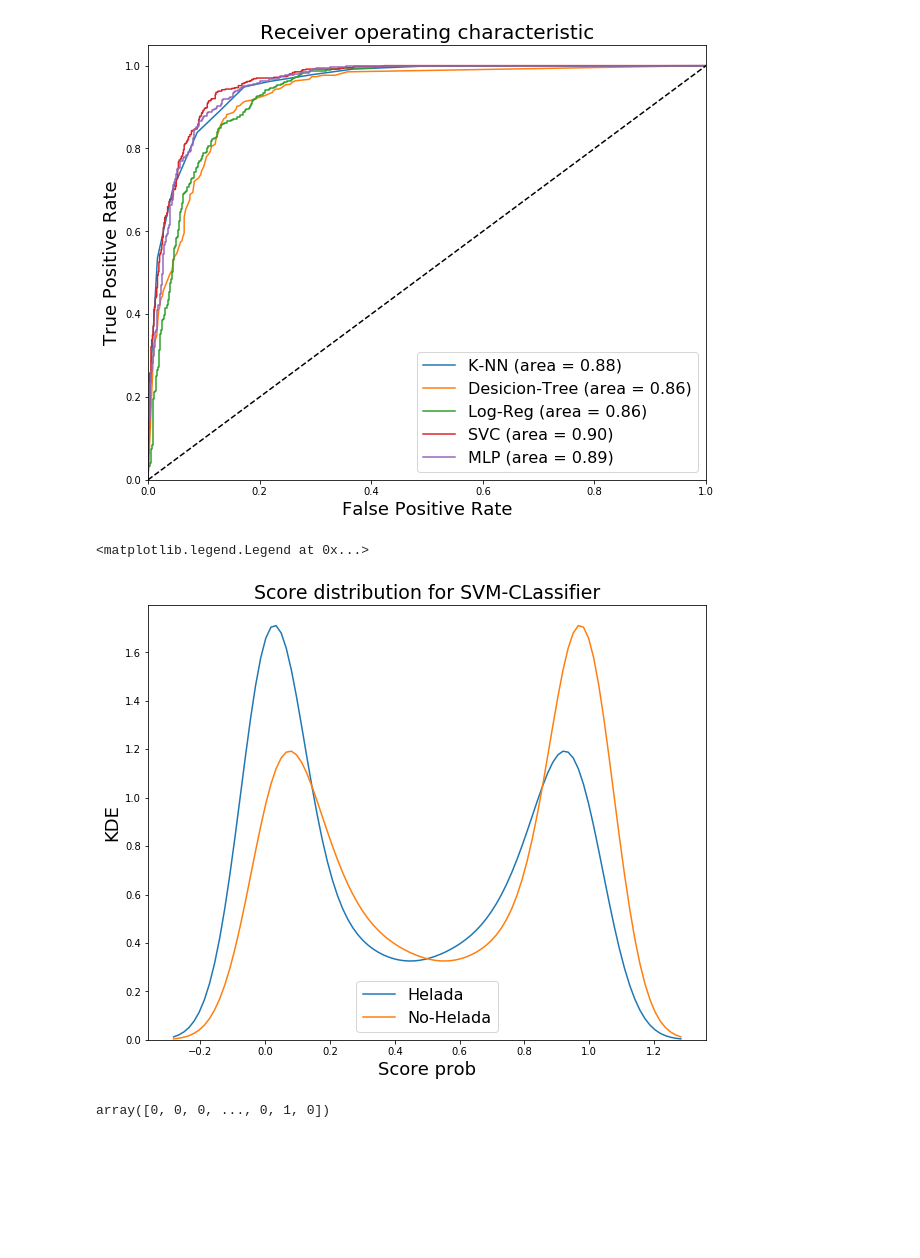
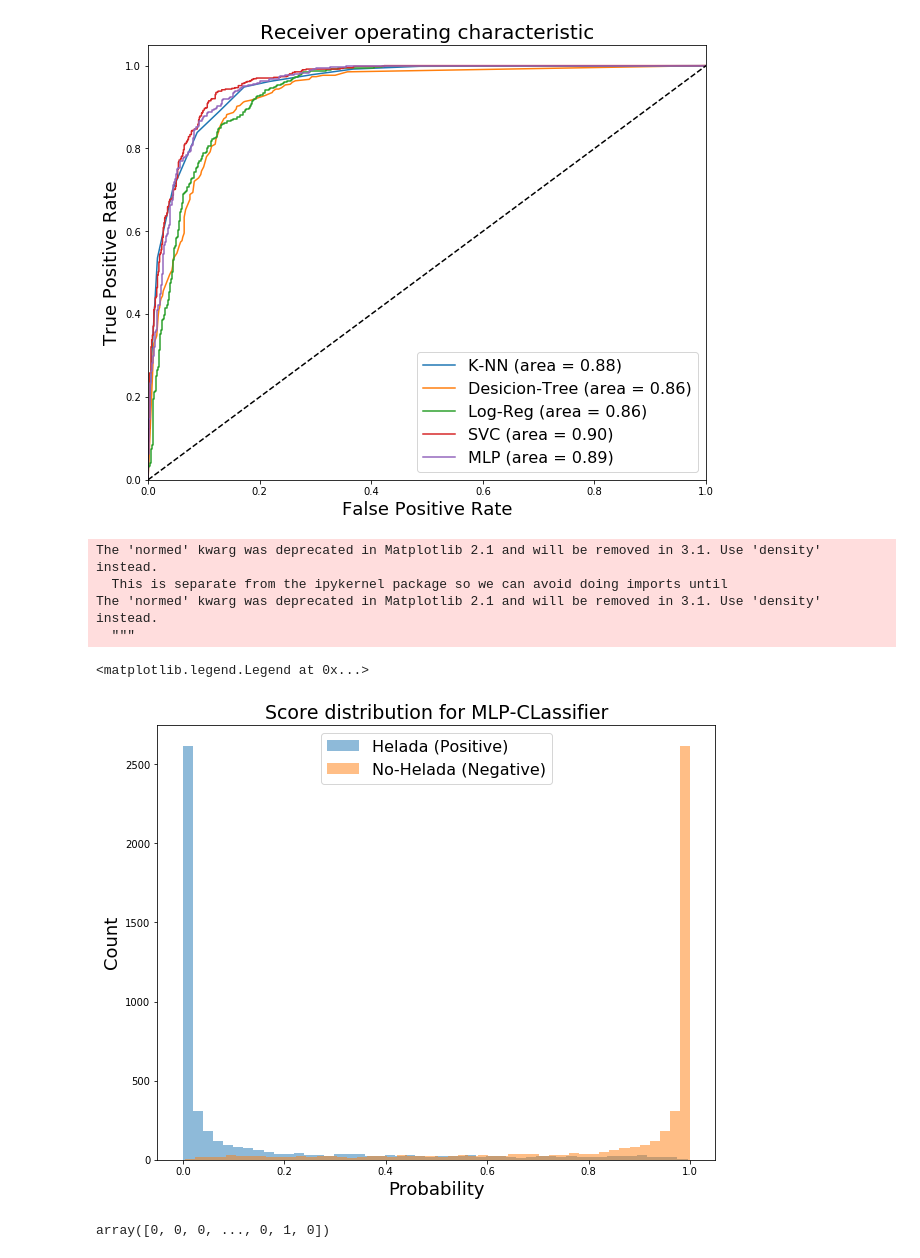
Before and after one commit to frmunozz/AGRIMED, a Jupyter notebook: notebooks/binaryClasifiers.ipynb, the cells around one changed output. Saved outputs shown, nothing was run; the diff lists cells and outputs as text; code cells hidden in the pictures; blank space fills up the shorter version.

```diff
--- a/notebooks/binaryClasifiers.ipynb
+++ b/notebooks/binaryClasifiers.ipynb
@@ -43,15 +43,18 @@ df.head()
 | 4 | 13 | 2010-06-15 | 0.8 | 89.7 | 240.3 | 0.0 | 0.0 | 39.6 | 1026.0 | 0.7 | 89.3 | ... |
 # %%
 # debemos equilibrar la cantidad de datos, por ahora lo que haremos sera reducir dias no helados.
-idxs = df[df["Target"] == False].index
-choices = np.random.choice(idxs, 6000)
-choices = np.unique(choices)
-df_nofrost = df.iloc[choices]
-df_frost = df[df["Target"]]
+
+nofrost = df[df["Target"] == False].values
+np.random.seed(3453)
+np.random.shuffle(nofrost)
+print(len(nofrost))
+nofrost = nofrost[:20000]
+frost = df[df["Target"]].values
 print("luego de emparejar, tenemos:")
-print(len(df_nofrost), "dias sin heladas")
-print(len(df_frost), "dias con heladas")
+print(len(nofrost), "dias sin heladas")
+print(len(frost), "dias con heladas")
 
-df_fix = pd.concat([df_frost, df_nofrost])
-df_fix.head()
+data = np.concatenate((nofrost, frost))
+np.random.seed(2345362)
+np.random.shuffle(data)
 # %% [output]
@@ -67,7 +65,6 @@ luego de emparejar, tenemos:
 # %%
-matrix = df_fix.values
-X = matrix[:,2:-1]
-y = matrix[:,-1].astype(float)
+X = data[:,2:-1]
+y = data[:,-1].astype(float)
 # %%
 # normalize data
 X_scaled = preprocessing.scale(X)
@@ -309,18 +329,22 @@ plt.show()
 [figure]
 # %%
 plt.figure(figsize=(10, 8))
-sns.kdeplot(svc.predict_proba(X_test)[:,1], kernel="gau", label="Helada")
-# plt.hist(reg.predict_proba(X_test)[:,1], normed=True)
-sns.kdeplot(svc.predict_proba(X_test)[:,0], kernel="gau", label="No-Helada")
-# plt.hist(reg.predict_proba(X_test)[:,0], normed=True)
+# sns.distplot(svc.predict_proba(X_test)[:,0], hist=False, kde=True, bins=100, label="No-Helada")
+plt.hist(reg.predict_proba(X_test)[:,1], bins=50, normed=False, alpha=0.5, label="Helada (Positive)")
+# sns.distplot(svc.predict_proba(X_test)[:,1], hist=False, kde=True, bins=100,label="Helada")
+plt.hist(reg.predict_proba(X_test)[:,0], bins=50, normed=False, alpha=0.5, label="No-Helada (Negative)")
 
-plt.xlabel("Score prob", fontsize=18)
-plt.ylabel("KDE", fontsize=18)
-plt.title("Score distribution for SVM-CLassifier", fontsize=19)
-plt.legend(fontsize=16)
+plt.xlabel("Probability", fontsize=18)
+plt.ylabel("Count", fontsize=18)
+plt.title("Score distribution for MLP-CLassifier", fontsize=19)
+plt.legend(fontsize=16, loc="upper center")
 # %% [output]
-<matplotlib.legend.Legend at 0x...>
+The 'normed' kwarg was deprecated in Matplotlib 2.1 and will be removed in 3.1. Use 'density' instead.
+  This is separate from the ipykernel package so we can avoid doing imports until
+The 'normed' kwarg was deprecated in Matplotlib 2.1 and will be removed in 3.1. Use 'density' instead.
+  """
+<matplotlib.legend.Legend at 0x...>
-[figure, old version]
+[figure, new version]
 # %%
 (logreg.predict_proba(X_test)[:,1] > 0.9).astype(int)
 # %% [output]
```
Also changed, not shown: parts of 16 cells of this notebook, 4 other files.
